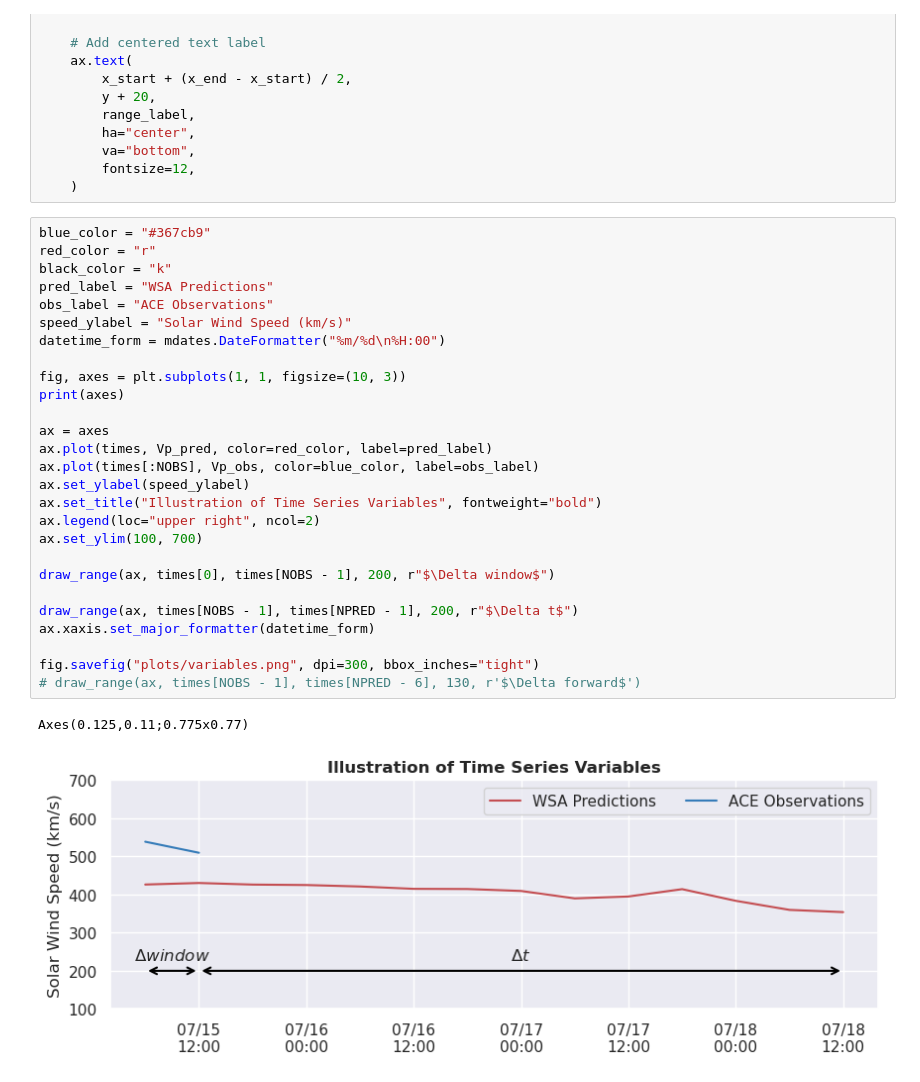
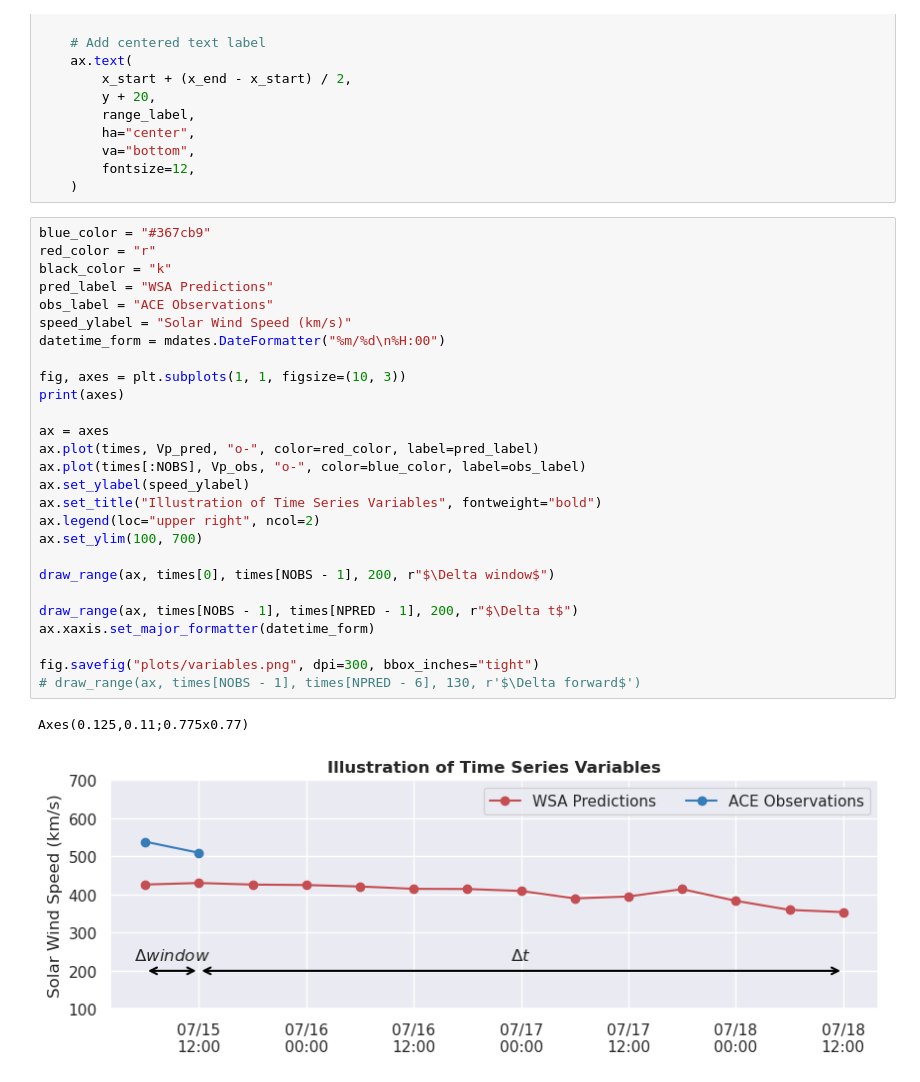
Before and after one commit to ddasilva/wsa_knn_uncertainty_v2, a Jupyter notebook: notebooks/Variables Illustration.ipynb, the cells around one changed output. Cells and saved outputs as stored; diff of their text form.

```diff
--- a/notebooks/Variables Illustration.ipynb
+++ b/notebooks/Variables Illustration.ipynb
@@ -79,30 +79,30 @@ def draw_range(ax, x_start, x_end, y, range_label):
 # %%
 blue_color = "#367cb9"
 red_color = "r"
 black_color = "k"
 pred_label = "WSA Predictions"
 obs_label = "ACE Observations"
 speed_ylabel = "Solar Wind Speed (km/s)"
 datetime_form = mdates.DateFormatter("%m/%d\n%H:00")
 
 fig, axes = plt.subplots(1, 1, figsize=(10, 3))
 print(axes)
 
 ax = axes
-ax.plot(times, Vp_pred, color=red_color, label=pred_label)
-ax.plot(times[:NOBS], Vp_obs, color=blue_color, label=obs_label)
+ax.plot(times, Vp_pred, "o-", color=red_color, label=pred_label)
+ax.plot(times[:NOBS], Vp_obs, "o-", color=blue_color, label=obs_label)
 ax.set_ylabel(speed_ylabel)
 ax.set_title("Illustration of Time Series Variables", fontweight="bold")
 ax.legend(loc="upper right", ncol=2)
 ax.set_ylim(100, 700)
 
 draw_range(ax, times[0], times[NOBS - 1], 200, r"$\Delta window$")
 
 draw_range(ax, times[NOBS - 1], times[NPRED - 1], 200, r"$\Delta t$")
 ax.xaxis.set_major_formatter(datetime_form)
 
 fig.savefig("plots/variables.png", dpi=300, bbox_inches="tight")
 # draw_range(ax, times[NOBS - 1], times[NPRED - 6], 130, r'$\Delta forward$')
 # %% [output]
 Axes(0.125,0.11;0.775x0.77)
-[figure, old version]
+[figure, new version]
```
Also changed, not shown: 5 other files.
